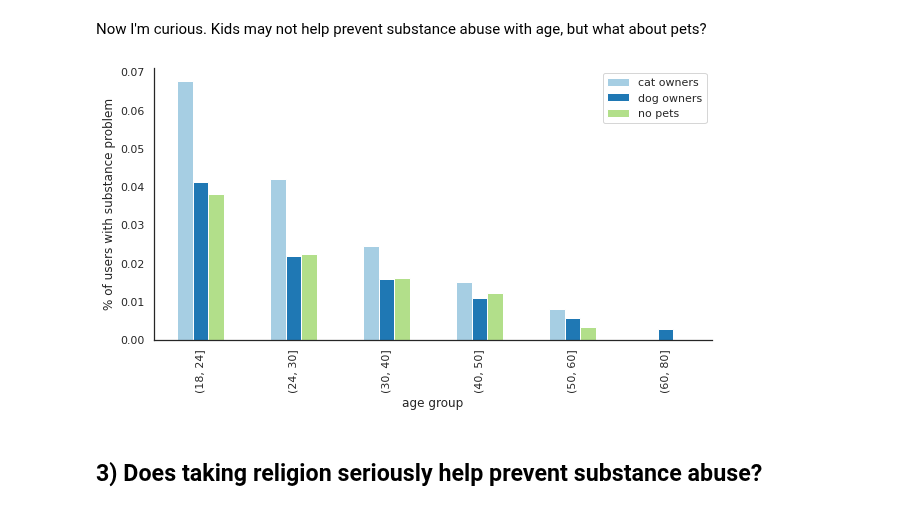
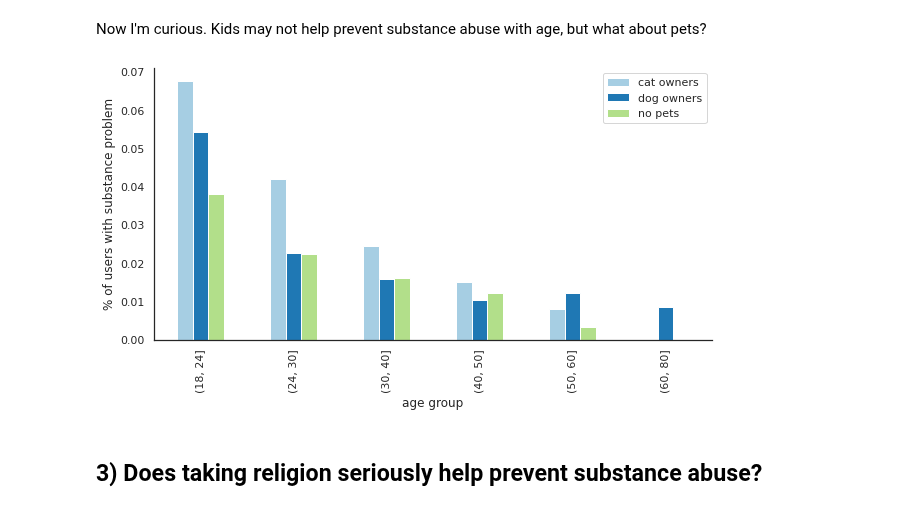
Before and after one commit to brunoarine/substance-problem-study, a Jupyter notebook: notebooks/project.ipynb, the cells around one changed output. Cells and saved outputs as stored; diff of their text form; code cells hidden in the pictures.

Commit message:
fix: Fix wrong variable in pets chart

```diff
--- a/notebooks/project.ipynb
+++ b/notebooks/project.ipynb
@@ -244,18 +244,18 @@ df['has_pets'] = df[['has_dogs', 'has_cats']].any(axis=1)
 # %%
 sns.set_palette("Paired")
 has_cats = df[df["has_cats"] == True].groupby("age_group")["abuse"].mean().to_frame()
 has_dogs = df[df["has_dogs"] == True].groupby("age_group")["abuse"].mean().to_frame()
 has_none = df[df["has_pets"] == False].groupby("age_group")["abuse"].mean().to_frame()
-has_pets = pd.concat([has_pets_yes, has_pets_no, has_none], axis=1)
+has_pets = pd.concat([has_cats, has_dogs, has_none], axis=1)
 has_pets.columns = ["cat owners", "dog owners", "no pets"]
 
 has_pets.plot.bar(figsize=(10,5))
 plt.ylabel("% of users with substance problem")
 plt.xlabel("age group")
 sns.despine()
 plt.show()
 # %% [output]
-[figure, old version]
+[figure, new version]
 # %% [markdown]
 ## 3) Does taking religion seriously help prevent substance abuse?
 # %% [markdown]
```
Also changed, not shown: parts of 5 cells of this notebook.
